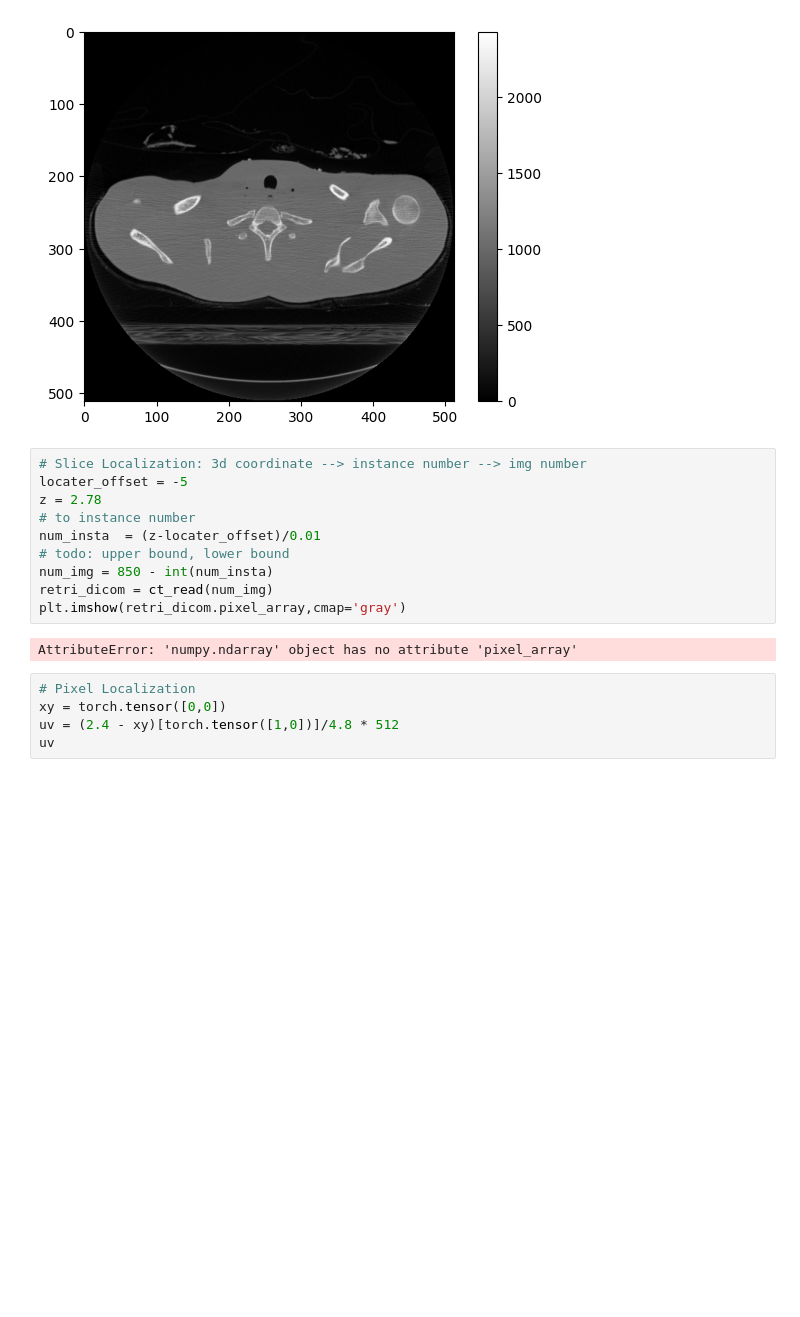
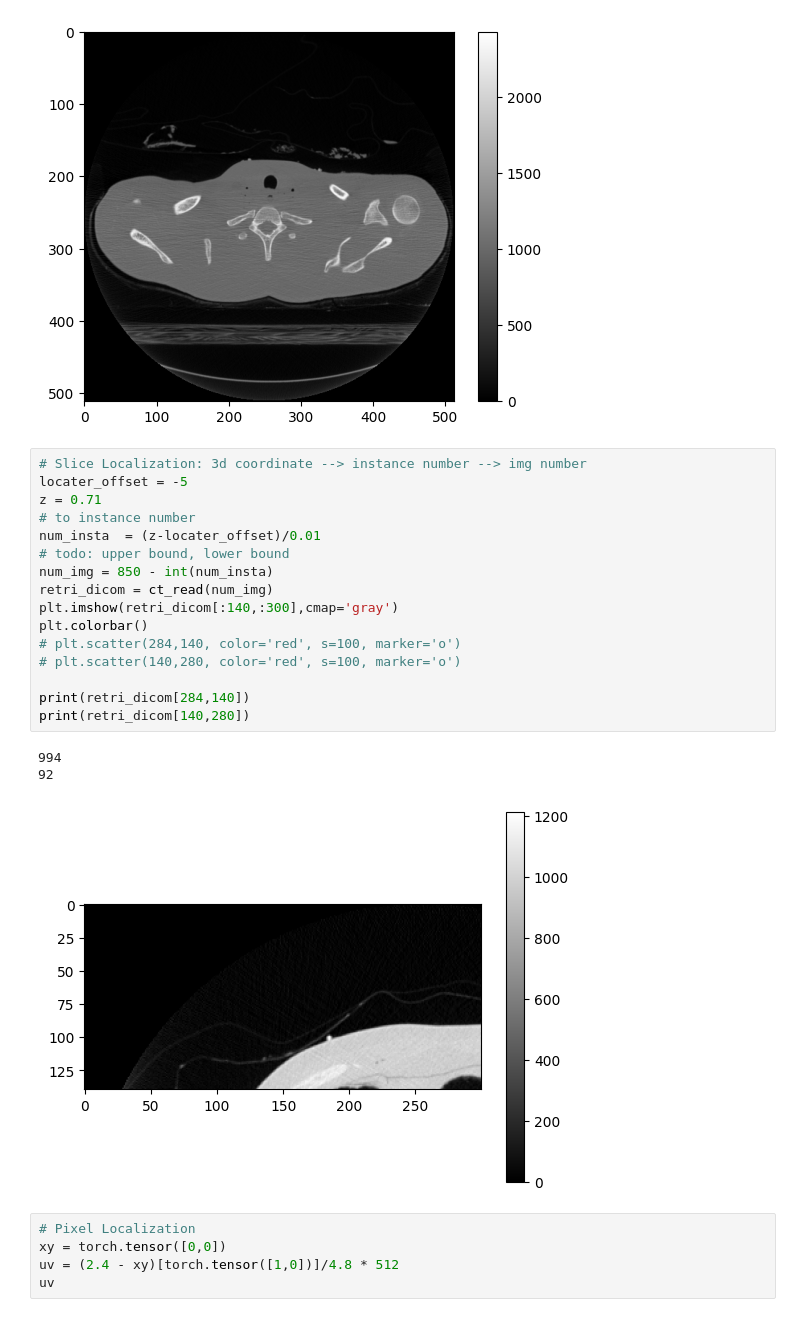
Before and after one commit to Huster-YZY/LOD-GS, a Jupyter notebook: ct_retrieval/retrieval.ipynb, the cells around one changed output. Saved outputs shown, nothing was run; the diff lists cells and outputs as text; blank space fills up the shorter version.

```diff
--- a/ct_retrieval/retrieval.ipynb
+++ b/ct_retrieval/retrieval.ipynb
@@ -37,15 +37,23 @@ def ct_read(idx:int, folder_path = "/home/zhenya/IDC/renamed/folder1"):
 # %%
 # Slice Localization: 3d coordinate --> instance number --> img number
 locater_offset = -5
-z = 2.78
+z = 0.71
 # to instance number
 num_insta  = (z-locater_offset)/0.01
 # todo: upper bound, lower bound
 num_img = 850 - int(num_insta)
 retri_dicom = ct_read(num_img)
-plt.imshow(retri_dicom.pixel_array,cmap='gray')
+plt.imshow(retri_dicom[:140,:300],cmap='gray')
+plt.colorbar()
+# plt.scatter(284,140, color='red', s=100, marker='o')
+# plt.scatter(140,280, color='red', s=100, marker='o')
+
+print(retri_dicom[284,140])
+print(retri_dicom[140,280])
 # %% [output]
-AttributeError: 'numpy.ndarray' object has no attribute 'pixel_array'
+994
+92
+[figure, added]
 # %%
 # Pixel Localization
 xy = torch.tensor([0,0])
```
Also changed, not shown: parts of 8 cells of this notebook.
